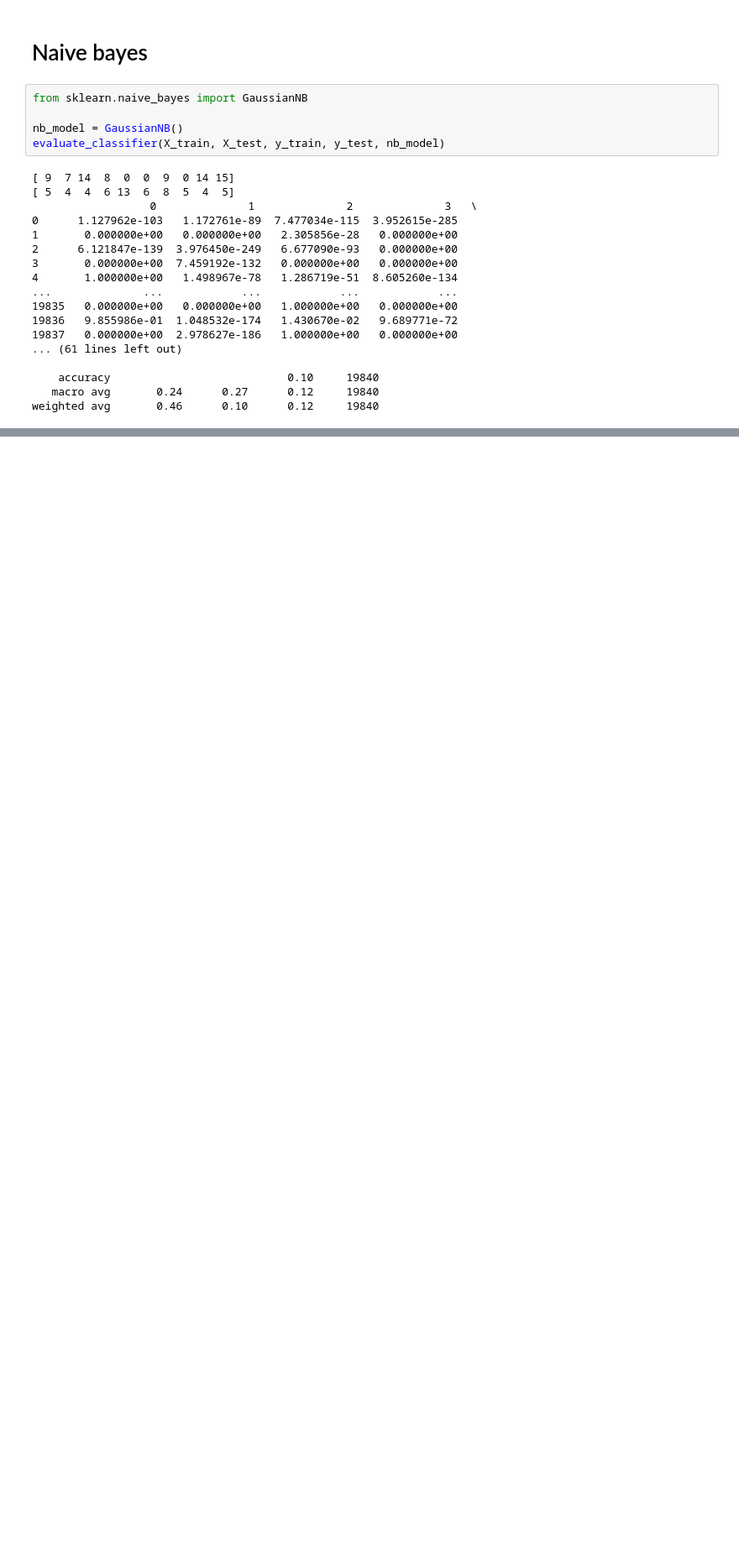
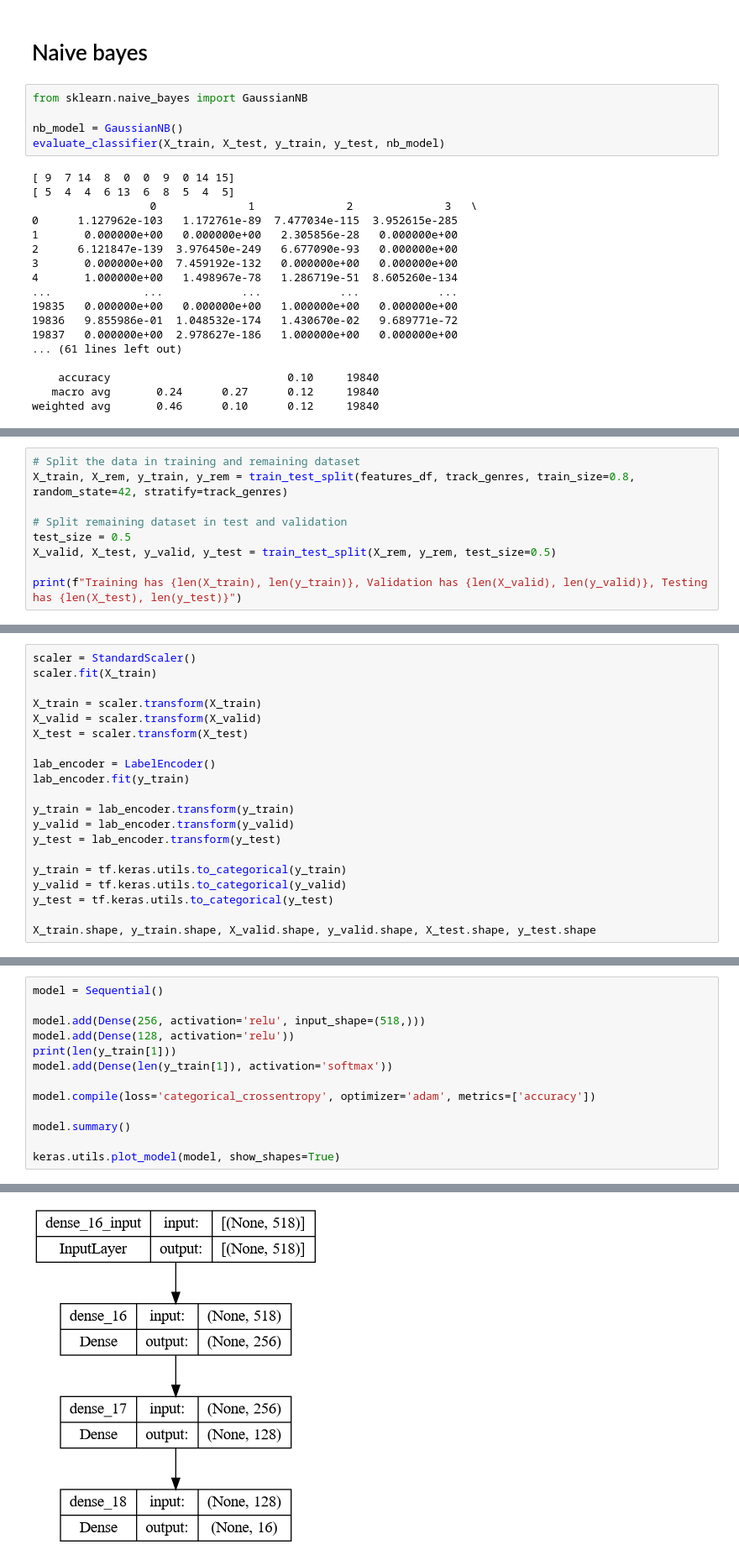
Before and after one commit to ThetaRangers/ML, a Jupyter notebook: other_models.ipynb, the cells around one changed output, grey strips where cells are left out. Shown at 84% size. Drawn from its saved outputs; the diff is of its cells as text; blank space fills up the shorter version.

```diff
--- a/other_models.ipynb
+++ b/other_models.ipynb
@@ -232,0 +260,9 @@ weighted avg       0.46      0.10      0.12     19840
+# %%
+# Split the data in training and remaining dataset
+X_train, X_rem, y_train, y_rem = train_test_split(features_df, track_genres, train_size=0.8, random_state=42, stratify=track_genres)
+
+# Split remaining dataset in test and validation
+test_size = 0.5
+X_valid, X_test, y_valid, y_test = train_test_split(X_rem, y_rem, test_size=0.5)
+
+print(f"Training has {len(X_train), len(y_train)}, Validation has {len(X_valid), len(y_valid)}, Testing has {len(X_test), len(y_test)}")
@@ -232,0 +271,20 @@ weighted avg       0.46      0.10      0.12     19840
+# %%
+scaler = StandardScaler()
+scaler.fit(X_train)
+
+X_train = scaler.transform(X_train)
+X_valid = scaler.transform(X_valid)
+X_test = scaler.transform(X_test)
+
+lab_encoder = LabelEncoder()
+lab_encoder.fit(y_train)
+
+y_train = lab_encoder.transform(y_train)
+y_valid = lab_encoder.transform(y_valid)
+y_test = lab_encoder.transform(y_test)
+
+y_train = tf.keras.utils.to_categorical(y_train)
+y_valid = tf.keras.utils.to_categorical(y_valid)
+y_test = tf.keras.utils.to_categorical(y_test)
+
+X_train.shape, y_train.shape, X_valid.shape, y_valid.shape, X_test.shape, y_test.shape
@@ -232,0 +293,14 @@ weighted avg       0.46      0.10      0.12     19840
+# %%
+model = Sequential()
+
+model.add(Dense(256, activation='relu', input_shape=(518,)))
+model.add(Dense(128, activation='relu'))
+print(len(y_train[1]))
+model.add(Dense(len(y_train[1]), activation='softmax'))
+
+model.compile(loss='categorical_crossentropy', optimizer='adam', metrics=['accuracy'])
+
+model.summary()
+
+keras.utils.plot_model(model, show_shapes=True)
+# %% [output]
@@ -232,0 +323 @@ weighted avg       0.46      0.10      0.12     19840
+[figure, added]
```
Also changed, not shown: parts of 8 cells of this notebook.
